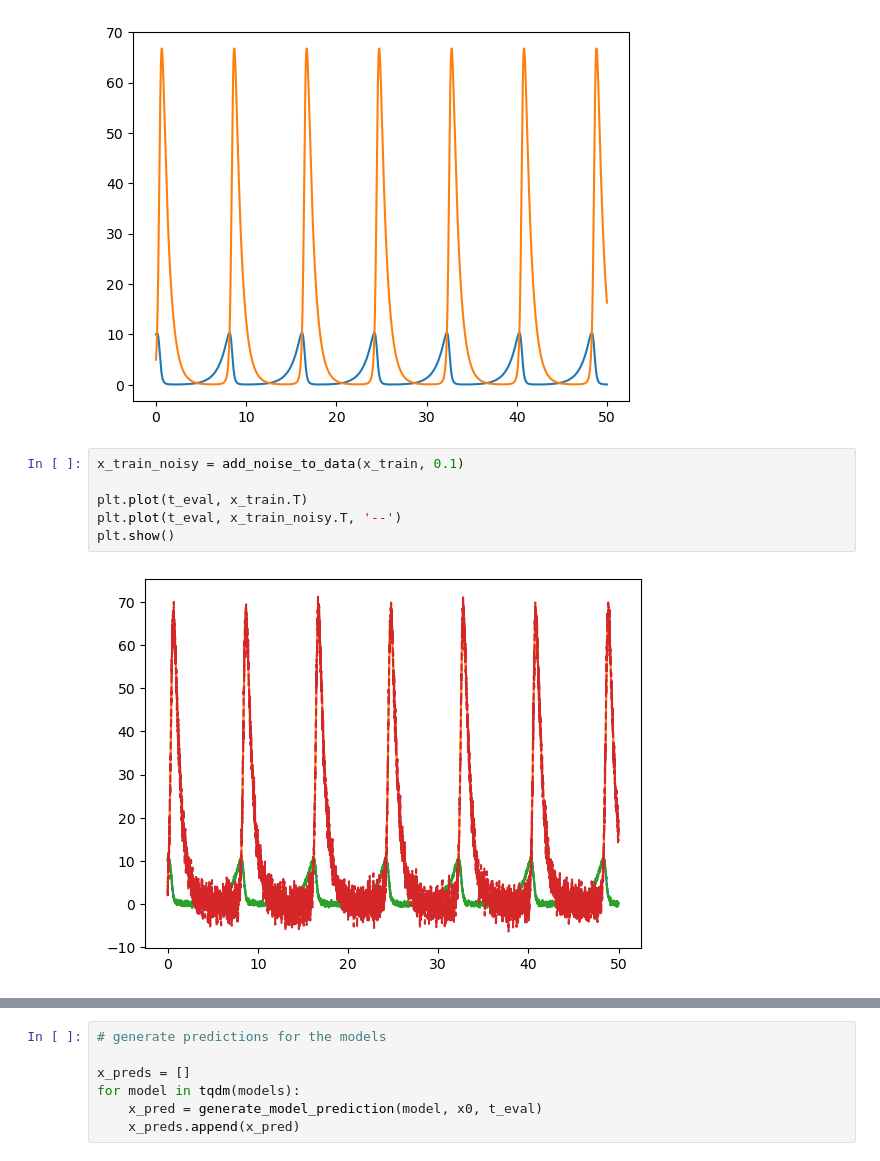
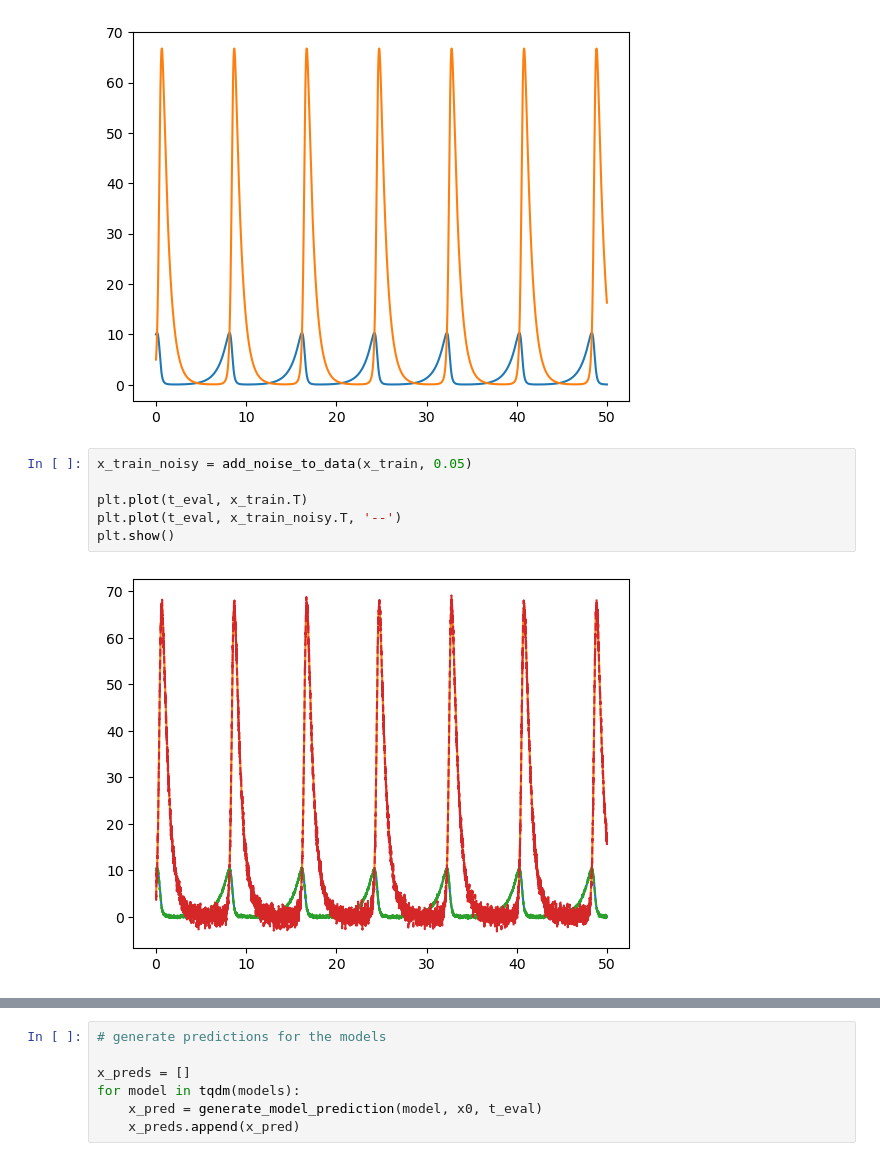
Before and after one commit to etrilling/MS-project, a Jupyter notebook: test01-basic_noise_tests.ipynb, the cells around one changed output, grey strips where cells are left out. Saved outputs shown, nothing was run; the diff lists cells and outputs as text.

```diff
--- a/test01-basic_noise_tests.ipynb
+++ b/test01-basic_noise_tests.ipynb
@@ -20,13 +29,13 @@ plt.show()
 # %% [output]
 [figure]
 # %%
-x_train_noisy = add_noise_to_data(x_train, 0.1)
+x_train_noisy = add_noise_to_data(x_train, 0.05)
 
 plt.plot(t_eval, x_train.T)
 plt.plot(t_eval, x_train_noisy.T, '--')
 plt.show()
 # %% [output]
-[figure, old version]
+[figure, new version]
 # %%
 # generate the true derivative
 x_dot_true = lotka_volterra_rhs(t_eval, x_train)
```
Also changed, not shown: parts of 5 cells of this notebook, 10 other files.
